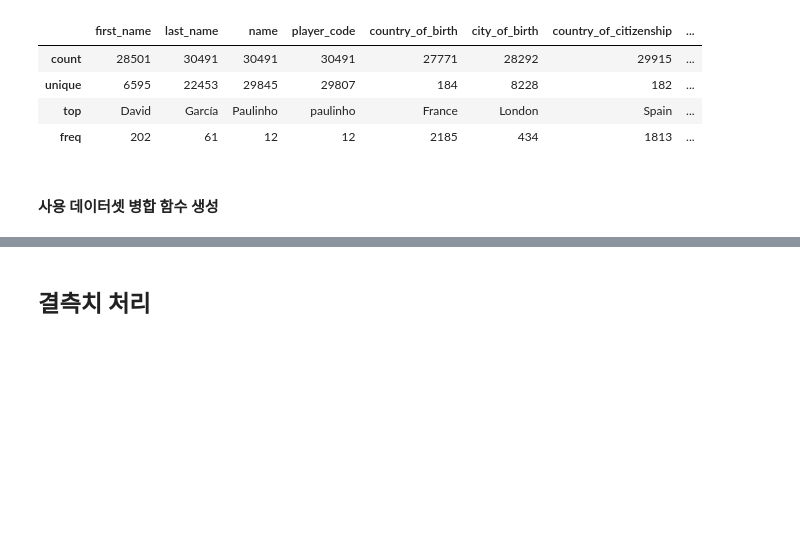
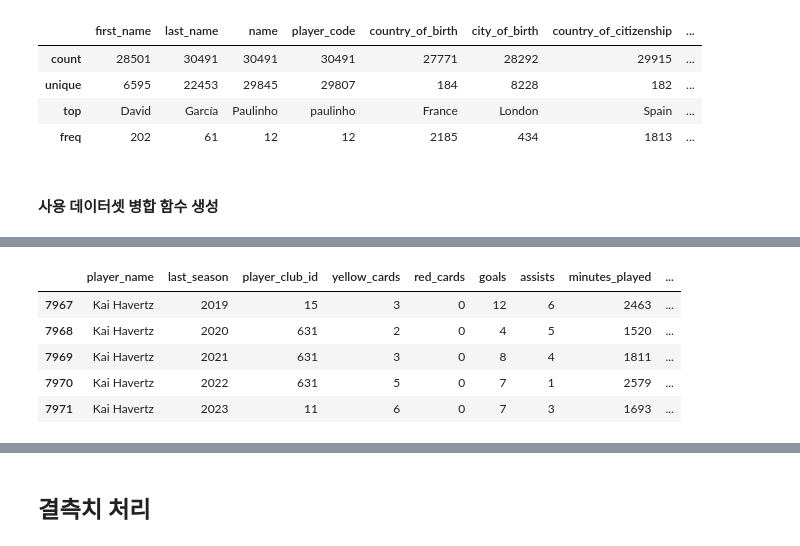
Before and after one commit to wjco/DAStudy-sat, a Jupyter notebook: Tek/football-data-from-transfermarkt/preprocessing-football-data-from-transfermarkt.ipynb, the cells around one changed output, grey strips where cells are left out. Cells and saved outputs as stored; diff of their text form; code cells hidden in the pictures; blank space fills up the shorter version.

Commit message:
Update: 240307 football data app_comp_player_merge 함수 수정 연간 몸값 반영

```diff
--- a/Tek/football-data-from-transfermarkt/preprocessing-football-data-from-transfermarkt.ipynb
+++ b/Tek/football-data-from-transfermarkt/preprocessing-football-data-from-transfermarkt.ipynb
@@ -236,10 +236,12 @@ players_df.describe(include="object")
 # %% [markdown]
 #### 사용 데이터셋 병합 함수 생성
 # %%
-# appearance_df, competitions_df, players_df merge 후 19-20 ~ 23-24 시즌 유럽 6대리그 데이터만 남김 (5시즌)
-def app_comp_player_merge(apps_copy, competitions_df, players_df):
+# appearance_df, competitions_df, players_df, player_valuations_df merge
+# → 19-20 ~ 23-24 시즌 유럽 6대리그 데이터만 남김 (5시즌)
+def app_comp_player_merge(apps_copy, competitions_df, players_df, player_valuations_df):
     # 데이터프레임의 date 컬럼 타입 datetime으로 변경
     apps_copy["date"] = pd.to_datetime(apps_copy["date"])
+    player_valuations_df["date"] = pd.to_datetime(player_valuations_df["date"])
 
     # apps_copy와 competition_df competition_id를 기준으로 left join
     app_comp_df = pd.merge(apps_copy, competitions_df, how="left", on="competition_id")
@@ -273,22 +275,43 @@ def app_comp_player_merge(apps_copy, competitions_df, players_df):
     # last_season 제대로 반영되지 않은 것들 발견하여, 새로 변경해준다
     # 8월 (코로나 시즌 7월까지 진행) 을 넘지 않으면 직전 시즌 연도로 변경
     app_comp_player_df["last_season"] = app_comp_player_df["date"].apply(lambda x : x.year if x.month>=8 else x.year-1)
+    player_valuations_df["last_season"] = player_valuations_df["date"].apply(lambda x : x.year if x.month>=8 else x.year-1)
 
     # 수치형 변수 column 리스트
-    group_cols = ["player_name", "last_season", "player_club_id", "yellow_cards", "red_cards","goals", "assists", "minutes_played"]
+    num_cols = ["player_name", "last_season", "player_club_id", "yellow_cards", "red_cards","goals", "assists", "minutes_played"]
 
-    # groupby를 통해, 이름, 연도 기준으로 수치형 변수 합산 -> 시즌별 기록 파악하기 위함
-    df_grouped = app_comp_player_df[group_cols].groupby(["player_name", "last_season", "player_club_id"]).sum()
+    # groupby 할 때 .agg() 적용 쉽게 하기 위하여 dict로 타입 변경
+    num_cols_dict = dict.fromkeys(num_cols[3:], "sum")
+    # 위에서 만든 딕셔너리에 last_season : count 넣어준다
+    num_cols_dict["last_season"] = "count"
+
+    # groupby를 통해, 이름, 연도 기준으로 수치형 변수 합산 → 시즌별 기록 파악하기 위함
+    # last_season 컬럼은 count 한다 → 연도별 출장 횟수 카운팅하기 위함
+
+    grouped = app_comp_player_df[num_cols].groupby(["player_name", "last_season", "player_club_id"])
+    df_grouped = grouped.agg(num_cols_dict)
+    df_grouped = df_grouped.rename(columns={"last_season":"total_apps"})
     df_grouped.reset_index(inplace=True)
 
-
     # player_name, last_season, player_club_id을 기준으로 merge 위해, 동일한 연도에 여러 게임으로 나뉘어 나오는 컬럼 제거
-    not_merged_cols = group_cols[3:] + ["appearance_id", "game_id", "date", "url_x", "image_url", "url_y"]
+    not_merged_cols = num_cols[3:] + ["appearance_id", "game_id", "date", "url_x", "image_url", "url_y"]
     df_not_grouped = app_comp_player_df.loc[:, ~app_comp_player_df.columns.isin(not_merged_cols)].drop_duplicates()
 
     # 위에서 만든 df_grouped, df_not_grouped merge
     df_merged = pd.merge(df_grouped, df_not_grouped, how="left", on=["player_name", "last_season", "player_club_id"])
 
+    # 시즌별 선수 몸값 계산 위해, player_valuations_df 파일 전처리
+    player_val_grouped = player_valuations_df.groupby(["player_id", "last_season"])
+    # 각 시즌별 마지막 몸값만 계산하여, market_value_per_season에 선언
+    player_valuations_df["market_value_per_season"] = player_val_grouped["market_value_in_eur"].transform("last")
+    pv_grouped = player_valuations_df.groupby(["player_id",
+                                               "last_season",
+                                               "market_value_per_season"]).count().reset_index()
+
+    df_merged = pd.merge(df_merged, pv_grouped[["player_id", "last_season", "market_value_per_season"]],
+                         how="left", on=["player_id", "last_season"])
+
+
     # return df_grouped
     return df_merged
 # %%
@@ -367,0 +412,11 @@ ValueError: cannot insert player_club_id, already exists
+# %%
+havertz = app_comp_player_merge(apps_copy, competitions_df, players_df, player_valuations_df)[app_comp_player_merge(apps_copy, competitions_df, players_df, player_valuations_df)["player_name"] =="Kai Havertz"]
+# %%
+havertz.iloc[:, :20]
+# %% [output]
+|  | player_name | last_season | player_club_id | yellow_cards | red_cards | goals | assists | minutes_played | ... |
+| 7967 | Kai Havertz | 2019 | 15 | 3 | 0 | 12 | 6 | 2463 | ... |
+| 7968 | Kai Havertz | 2020 | 631 | 2 | 0 | 4 | 5 | 1520 | ... |
+| 7969 | Kai Havertz | 2021 | 631 | 3 | 0 | 8 | 4 | 1811 | ... |
+| 7970 | Kai Havertz | 2022 | 631 | 5 | 0 | 7 | 1 | 2579 | ... |
+| 7971 | Kai Havertz | 2023 | 11 | 6 | 0 | 7 | 3 | 1693 | ... |
```
Also changed, not shown: parts of 9 cells of this notebook, 1 other file.
